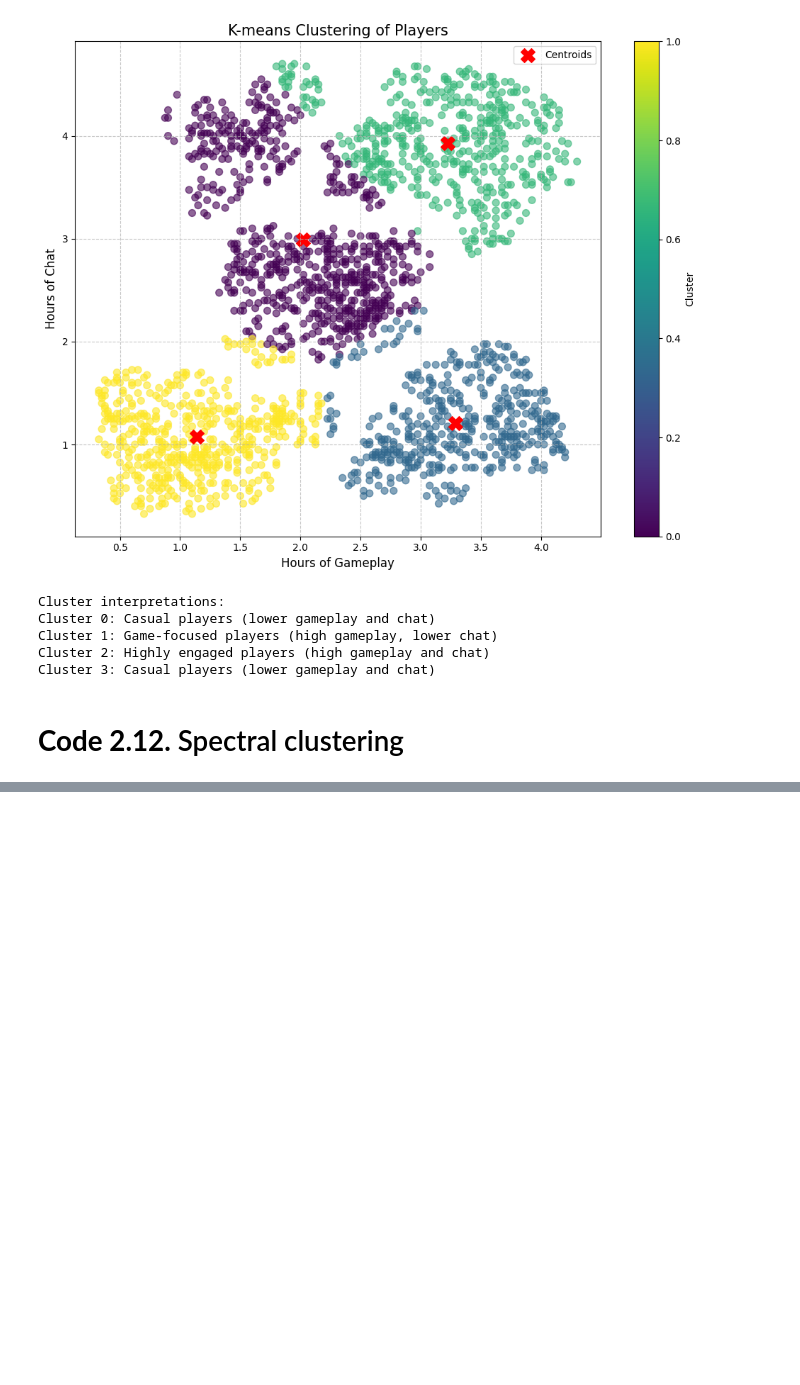
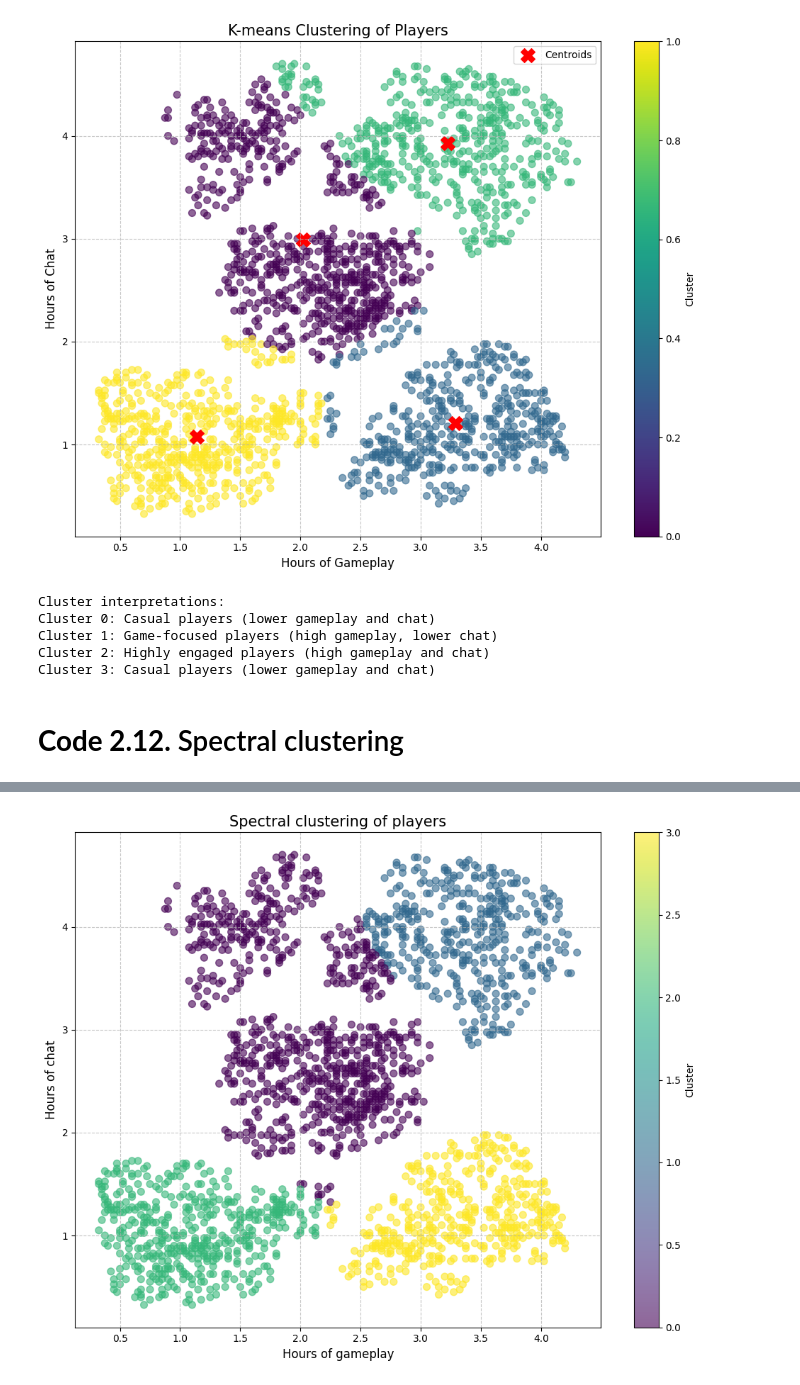
Before and after one commit to fsolemauri/advanced-ai, a Jupyter notebook: 2_Recommender_Systems/resources/Cap2_codes_mycode.ipynb, the cells around one changed output, grey strips where cells are left out. Cells and saved outputs as stored; diff of their text form; code cells hidden in the pictures; blank space fills up the shorter version.

```diff
--- a/2_Recommender_Systems/resources/Cap2_codes_mycode.ipynb
+++ b/2_Recommender_Systems/resources/Cap2_codes_mycode.ipynb
@@ -684,3 +686,86 @@ Cluster 2: Highly engaged players (high gameplay and chat)
 Cluster 3: Casual players (lower gameplay and chat)
 # %% [markdown]
 # **Code 2.12.** Spectral clustering
+# %%
+## This code implements spectral clustering on player data.
+# Spectral clustering is particularly good at finding clusters that aren't linearly separable
+# (i.e., clusters with complex shapes that K-means might struggle with).
+
+# Key Concepts:
+# - Spectral clustering works by transforming the data using eigenvectors of a similarity matrix
+# - It can find clusters in complex shapes where K-means might fail
+# - The process involves:
+#   1. Building a similarity graph between points
+#   2. Computing the Laplacian matrix
+#   3. Finding eigenvectors of the Laplacian
+#   4. Clustering in the transformed space
+
+# Import necessary libraries
+import numpy as np
+from sklearn.cluster import SpectralClustering
+import matplotlib.pyplot as plt
+
+# Load the data if needed
+# %cd "/content/drive/MyDrive/ColabNotebooks/AI"
+# player_data = load_player_data('players.data')
+
+# If we need to load the data again:
+def load_player_data(file_name):
+    with open(file_name) as file:
+        lines = [(line.strip()).split('\t') for line in file]
+
+    gameplay_hours = [float(x[0]) for x in lines]
+    chat_hours = [float(x[1]) for x in lines]
+
+    return np.column_stack((gameplay_hours, chat_hours))
+
+# Configure and apply Spectral Clustering
+sc = SpectralClustering(
+    n_clusters=4,           # Number of clusters to form
+    affinity='rbf',         # Radial Basis Function kernel for similarity
+    assign_labels='kmeans', # Use k-means for final clustering step
+    random_state=42         # For reproducibility
+)
+
+# Fit the model and get cluster assignments
+# Note: Unlike K-means, SpectralClustering doesn't have a separate predict method
+# It assigns cluster labels during fitting
+cluster_labels = sc.fit_predict(player_data)
+
+# Print the first 100 cluster assignments
+print("First 100 cluster assignments:")
+print(cluster_labels[:100])
+
+# Visualize the clusters
+plt.figure(figsize=(10, 8))
+plt.scatter(
+    player_data[:, 0], player_data[:, 1],   # x=gameplay hours, y=chat hours
+    c=cluster_labels,                       # color by cluster assignment
+    cmap='viridis',                         # colormap
+    alpha=0.6,                              # transparency
+    s=50                                    # marker size
+)
+
+plt.title('Spectral clustering of players', fontsize=15)
+plt.xlabel('Hours of gameplay', fontsize=12)
+plt.ylabel('Hours of chat', fontsize=12)
+plt.colorbar(label='Cluster')
+plt.grid(True, linestyle='--', alpha=0.7)
+plt.tight_layout()
+plt.show()
+
+# Compare the differences between clusters
+for cluster_id in range(4):
+    cluster_points = player_data[cluster_labels == cluster_id]
+    print(f"\nCluster {cluster_id} statistics:")
+    print(f"Number of players: {len(cluster_points)}")
+    print(f"Average gameplay hours: {cluster_points[:, 0].mean():.2f}")
+    print(f"Average chat hours: {cluster_points[:, 1].mean():.2f}")
+
+# Key differences from K-means:
+# 1. Spectral clustering can find non-linearly separable clusters
+# 2. It doesn't assume clusters are convex shapes
+# 3. There's no explicit cluster centers (centroids)
+# 4. No separate predict method for new data points
+# 5. Generally more computationally intensive than K-means
+# %% [output]
@@ -686,0 +776 @@ Cluster 3: Casual players (lower gameplay and chat)
+[figure, added]
```
Also changed, not shown: parts of 4 cells of this notebook.
